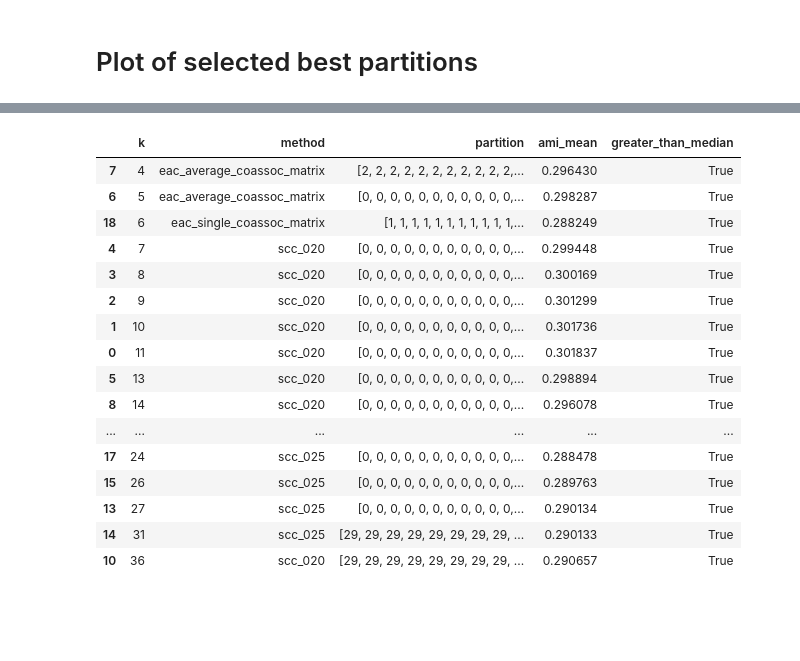
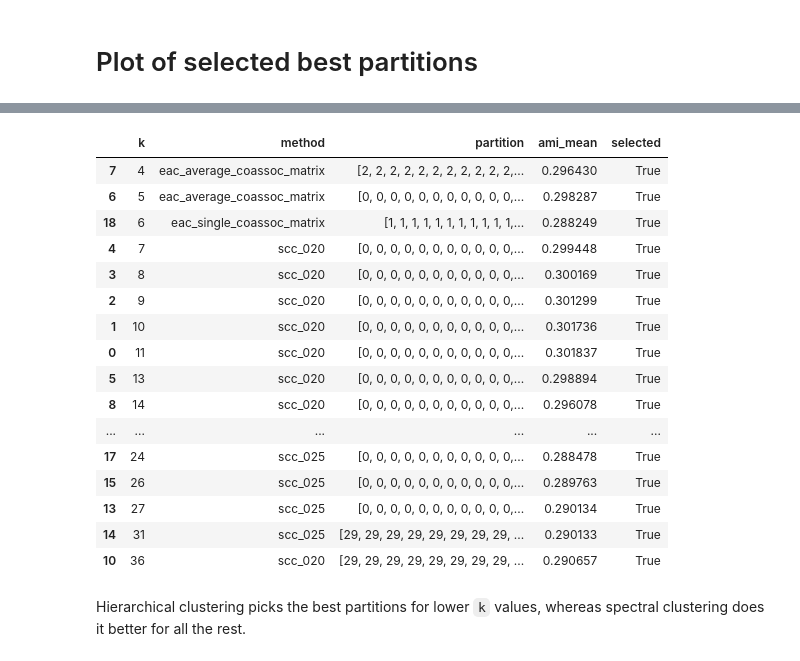
Before and after one commit to greenelab/phenoplier, a Jupyter notebook: nbs/16_consensus_clustering/030_01-get_best_partitions.ipynb, the cells around one changed output, grey strips where cells are left out. Saved outputs shown, nothing was run; the diff lists cells and outputs as text; code cells hidden in the pictures; blank space fills up the shorter version.

```diff
--- a/nbs/16_consensus_clustering/030_01-get_best_partitions.ipynb
+++ b/nbs/16_consensus_clustering/030_01-get_best_partitions.ipynb
@@ -288,20 +230,23 @@ with sns.plotting_context("talk", font_scale=0.75), sns.axes_style(
-# %%
-plot_data[plot_data["greater_than_median"]].sort_values("k")
-# %% [output]
-|  | k | method | partition | ami_mean | greater_than_median |
-| 7 | 4 | eac_average_coassoc_matrix | [2, 2, 2, 2, 2, 2, 2, 2, 2, 2, 2,... | 0.296430 | True |
-| 6 | 5 | eac_average_coassoc_matrix | [0, 0, 0, 0, 0, 0, 0, 0, 0, 0, 0,... | 0.298287 | True |
-| 18 | 6 | eac_single_coassoc_matrix | [1, 1, 1, 1, 1, 1, 1, 1, 1, 1, 1,... | 0.288249 | True |
-| 4 | 7 | scc_020 | [0, 0, 0, 0, 0, 0, 0, 0, 0, 0, 0,... | 0.299448 | True |
-| 3 | 8 | scc_020 | [0, 0, 0, 0, 0, 0, 0, 0, 0, 0, 0,... | 0.300169 | True |
-| 2 | 9 | scc_020 | [0, 0, 0, 0, 0, 0, 0, 0, 0, 0, 0,... | 0.301299 | True |
-| 1 | 10 | scc_020 | [0, 0, 0, 0, 0, 0, 0, 0, 0, 0, 0,... | 0.301736 | True |
-| 0 | 11 | scc_020 | [0, 0, 0, 0, 0, 0, 0, 0, 0, 0, 0,... | 0.301837 | True |
-| 5 | 13 | scc_020 | [0, 0, 0, 0, 0, 0, 0, 0, 0, 0, 0,... | 0.298894 | True |
-| 8 | 14 | scc_020 | [0, 0, 0, 0, 0, 0, 0, 0, 0, 0, 0,... | 0.296078 | True |
-| ... | ... | ... | ... | ... | ... |
-| 17 | 24 | scc_025 | [0, 0, 0, 0, 0, 0, 0, 0, 0, 0, 0,... | 0.288478 | True |
-| 15 | 26 | scc_025 | [0, 0, 0, 0, 0, 0, 0, 0, 0, 0, 0,... | 0.289763 | True |
-| 13 | 27 | scc_025 | [0, 0, 0, 0, 0, 0, 0, 0, 0, 0, 0,... | 0.290134 | True |
-| 14 | 31 | scc_025 | [29, 29, 29, 29, 29, 29, 29, 29, ... | 0.290133 | True |
-| 10 | 36 | scc_020 | [29, 29, 29, 29, 29, 29, 29, 29, ... | 0.290657 | True |
+# %%
+# this list shows the selected final partitions, and which methods achieved the highest agreement
+plot_data[plot_data["selected"]].sort_values("k")
+# %% [output]
+|  | k | method | partition | ami_mean | selected |
+| 7 | 4 | eac_average_coassoc_matrix | [2, 2, 2, 2, 2, 2, 2, 2, 2, 2, 2,... | 0.296430 | True |
+| 6 | 5 | eac_average_coassoc_matrix | [0, 0, 0, 0, 0, 0, 0, 0, 0, 0, 0,... | 0.298287 | True |
+| 18 | 6 | eac_single_coassoc_matrix | [1, 1, 1, 1, 1, 1, 1, 1, 1, 1, 1,... | 0.288249 | True |
+| 4 | 7 | scc_020 | [0, 0, 0, 0, 0, 0, 0, 0, 0, 0, 0,... | 0.299448 | True |
+| 3 | 8 | scc_020 | [0, 0, 0, 0, 0, 0, 0, 0, 0, 0, 0,... | 0.300169 | True |
+| 2 | 9 | scc_020 | [0, 0, 0, 0, 0, 0, 0, 0, 0, 0, 0,... | 0.301299 | True |
+| 1 | 10 | scc_020 | [0, 0, 0, 0, 0, 0, 0, 0, 0, 0, 0,... | 0.301736 | True |
+| 0 | 11 | scc_020 | [0, 0, 0, 0, 0, 0, 0, 0, 0, 0, 0,... | 0.301837 | True |
+| 5 | 13 | scc_020 | [0, 0, 0, 0, 0, 0, 0, 0, 0, 0, 0,... | 0.298894 | True |
+| 8 | 14 | scc_020 | [0, 0, 0, 0, 0, 0, 0, 0, 0, 0, 0,... | 0.296078 | True |
+| ... | ... | ... | ... | ... | ... |
+| 17 | 24 | scc_025 | [0, 0, 0, 0, 0, 0, 0, 0, 0, 0, 0,... | 0.288478 | True |
+| 15 | 26 | scc_025 | [0, 0, 0, 0, 0, 0, 0, 0, 0, 0, 0,... | 0.289763 | True |
+| 13 | 27 | scc_025 | [0, 0, 0, 0, 0, 0, 0, 0, 0, 0, 0,... | 0.290134 | True |
+| 14 | 31 | scc_025 | [29, 29, 29, 29, 29, 29, 29, 29, ... | 0.290133 | True |
+| 10 | 36 | scc_020 | [29, 29, 29, 29, 29, 29, 29, 29, ... | 0.290657 | True |
+# %% [markdown]
+Hierarchical clustering picks the best partitions for lower `k` values, whereas spectral clustering does it better for all the rest.
```
Also changed, not shown: parts of 24 cells of this notebook, 1 other file.
